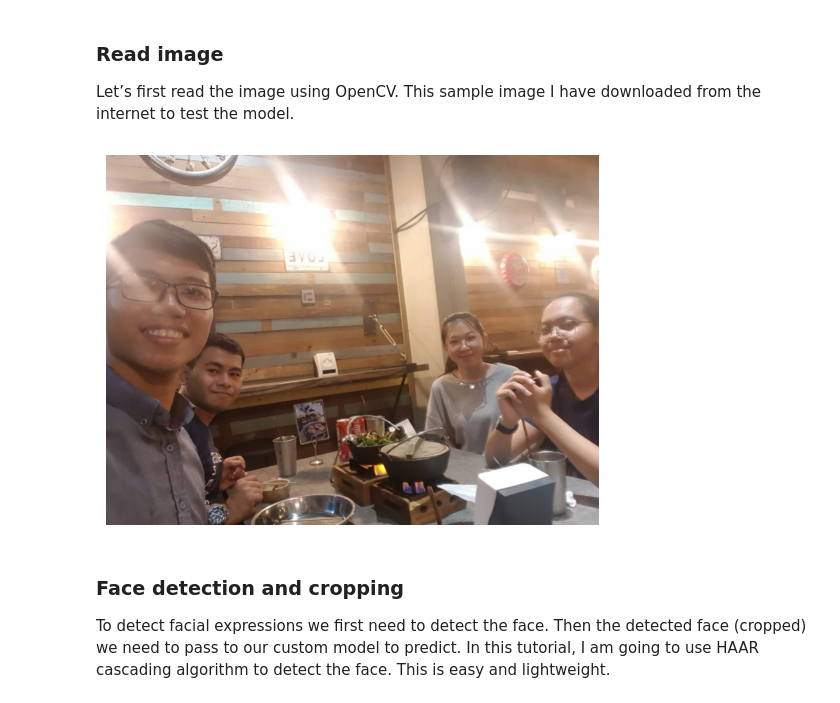
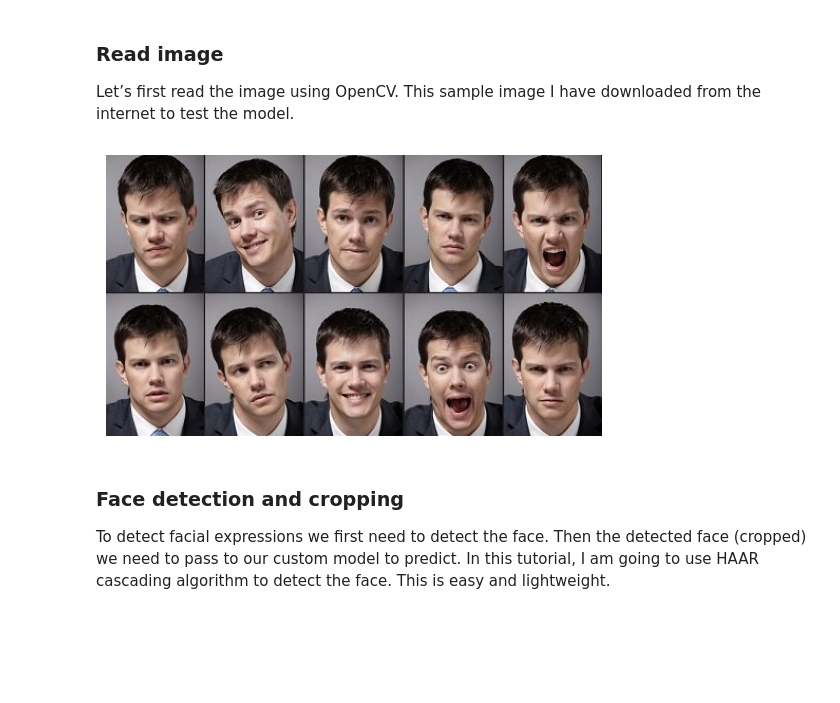
Before and after one commit to phsophea101/dl-human-emotions, a Jupyter notebook: train-model.ipynb, the cells around one changed output. Saved outputs shown, nothing was run; the diff lists cells and outputs as text; code cells hidden in the pictures; blank space fills up the shorter version.

```diff
--- a/train-model.ipynb
+++ b/train-model.ipynb
@@ -428,15 +425,15 @@ ax = sns.heatmap(cm, cbar=False, cmap="Blues", annot=True, annot_kws={"size": 16
 Let’s first read the image using OpenCV. This sample image I have downloaded from the internet to test the model.
 # %%
 # Read downloaded test image in Opencv
-test_img = cv2.imread('../dataset/images/9GE94Qv0mFIa5DkAGgLc.jpg')
+test_img = cv2.imread('../dataset/images/emotion-detector2.jpg')
 # Take a backup of input image before face detection
 img_bcp = test_img.copy()
 # disable axis
 plt.axis('off')
 # Show image in OpenCV
 plt.imshow(cv2.cvtColor(test_img, cv2.COLOR_BGR2RGB));
 # %% [output]
-[figure, old version]
+[figure, new version]
 # %% [markdown]
 ###  Face detection and cropping
 To detect facial expressions we first need to detect the face. Then the detected face (cropped) we need to pass to our custom model to predict. In this tutorial, I am going to use HAAR cascading algorithm to detect the face. This is easy and lightweight.
```
Also changed, not shown: parts of 7 cells of this notebook.
